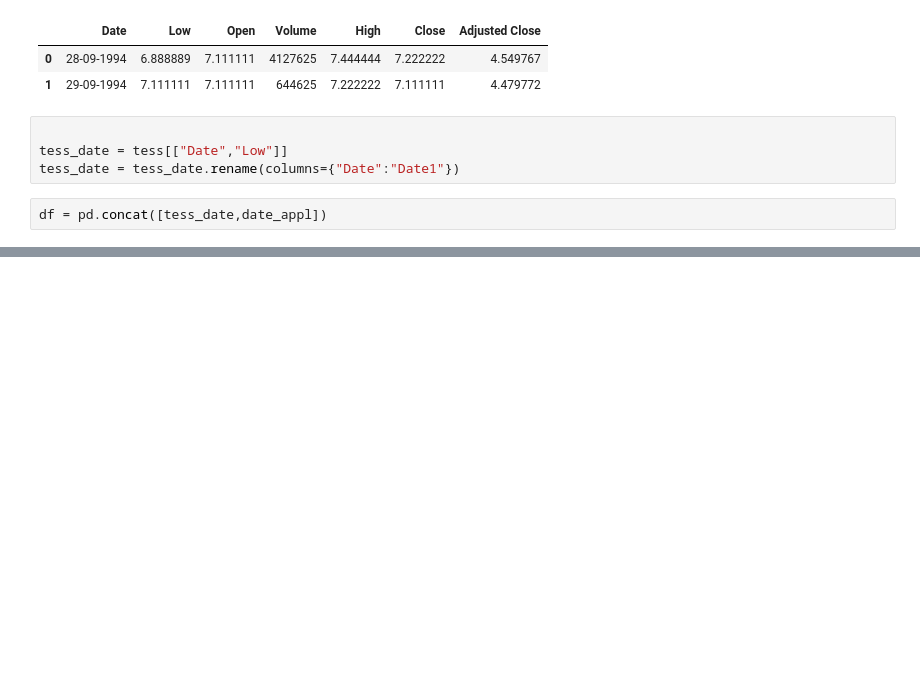
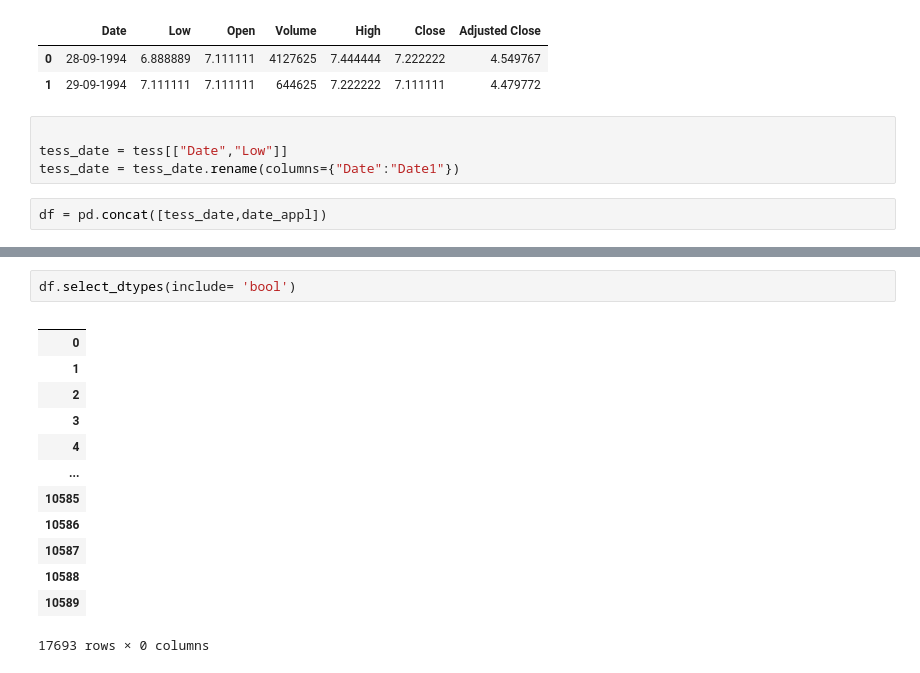
Before and after one commit to gokulmpg/SmallPracticeExercises, a Jupyter notebook: pandas-play.ipynb, the cells around one changed output, grey strips where cells are left out. Cells and saved outputs as stored; diff of their text form; blank space fills up the shorter version.

```diff
--- a/pandas-play.ipynb
+++ b/pandas-play.ipynb
@@ -98,0 +121,16 @@ df
+# %%
+df.select_dtypes(include= 'bool')
+# %% [output]
+|  |
+| 0 |
+| 1 |
+| 2 |
+| 3 |
+| 4 |
+| ... |
+| 10585 |
+| 10586 |
+| 10587 |
+| 10588 |
+| 10589 |
+17693 rows × 0 columns
```
Also changed, not shown: parts of 36 cells of this notebook.
